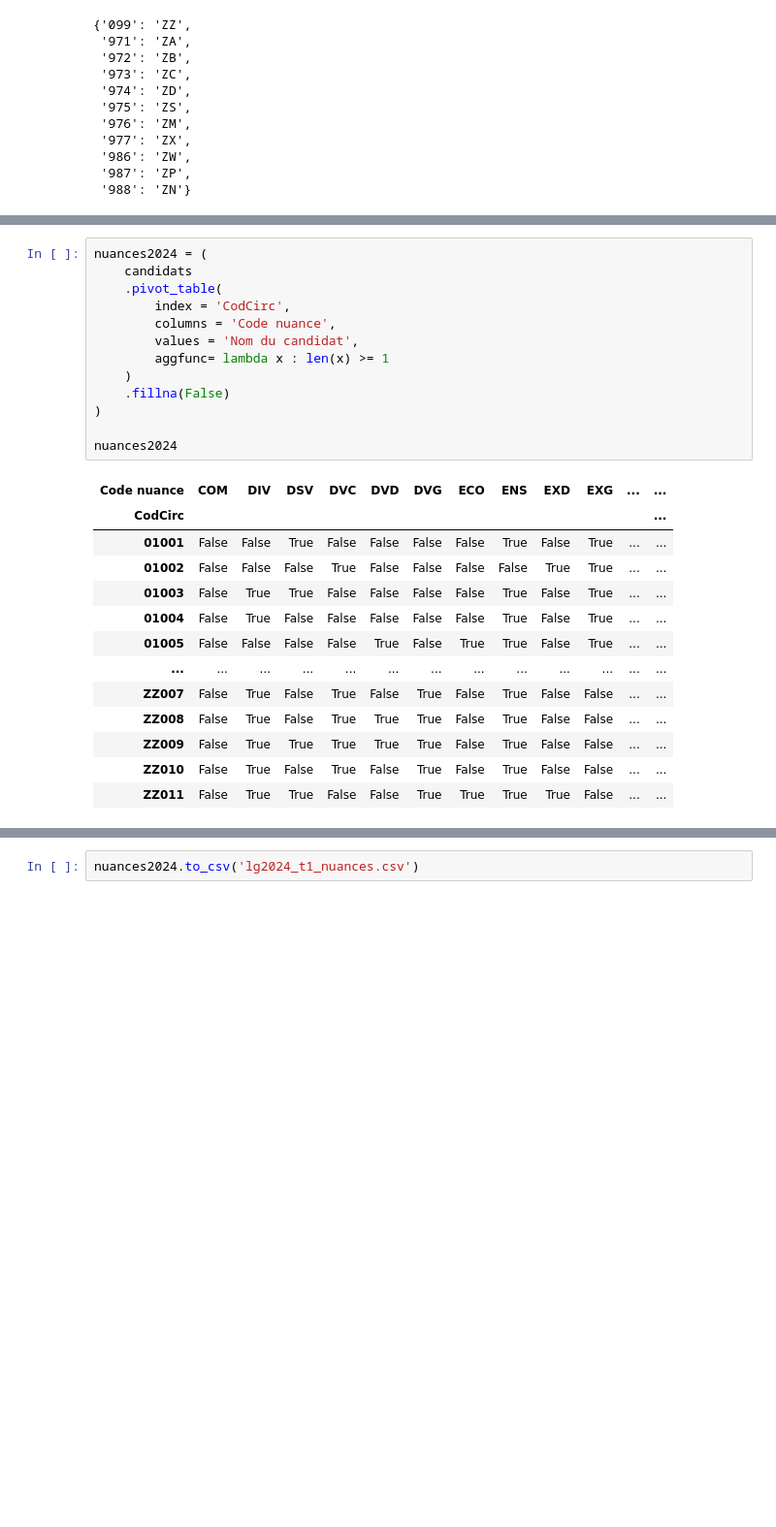
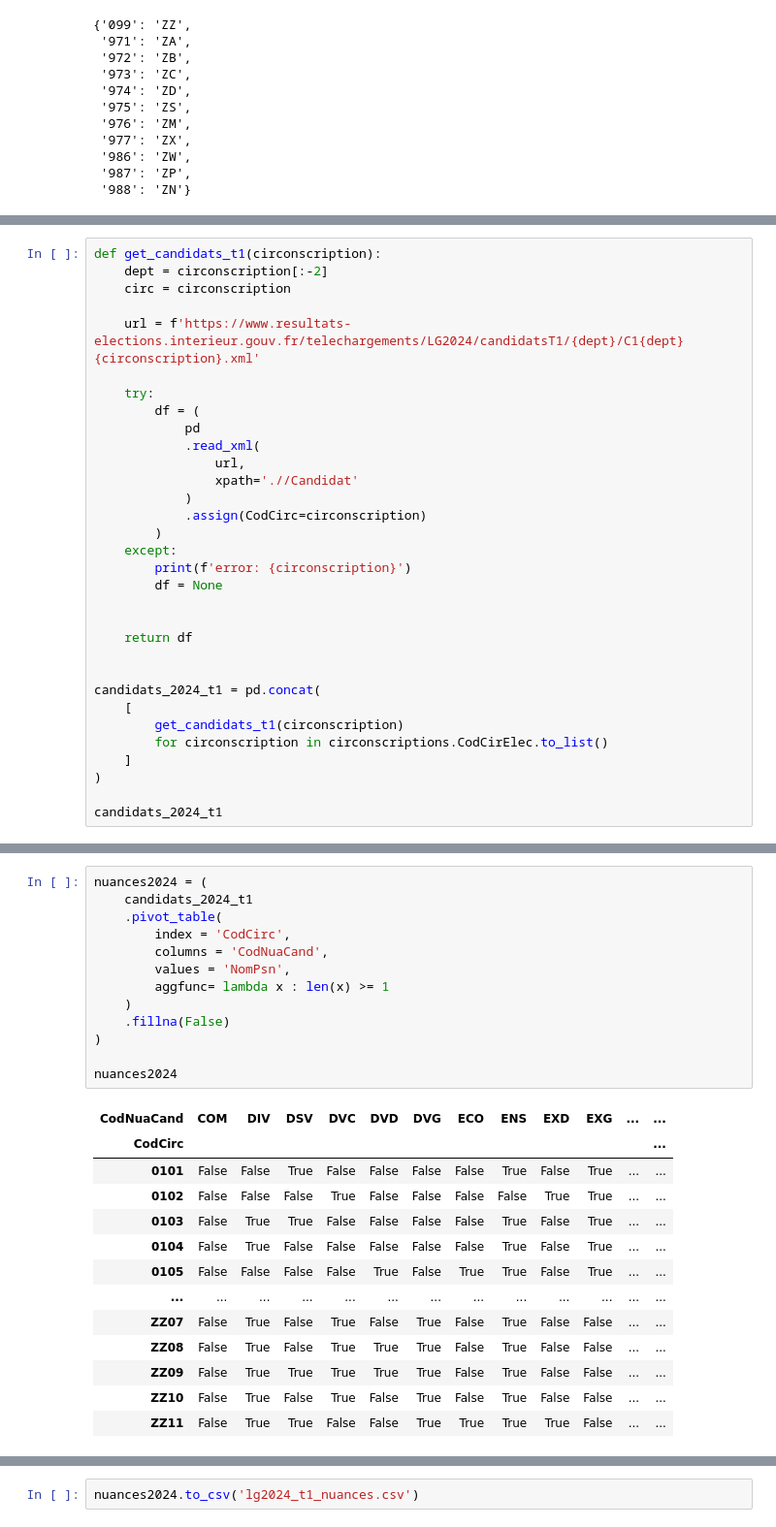
Before and after one commit to taniki/legislatives-2024, a Jupyter notebook: prep_lg2024.ipynb, the cells around one changed output, grey strips where cells are left out. Shown at 97% size. Saved outputs shown, nothing was run; the diff lists cells and outputs as text; blank space fills up the shorter version.

Commit message:
prépare les fichiers de lg2024 t1 à partir des flux xml plutôt que le csv sur data.gouv.fr

```diff
--- a/prep_lg2024.ipynb
+++ b/prep_lg2024.ipynb
@@ -57,0 +69,32 @@ candidats
+# %%
+def get_candidats_t1(circonscription):
+    dept = circonscription[:-2]
+    circ = circonscription
+
+    url = f'https://www.resultats-elections.interieur.gouv.fr/telechargements/LG2024/candidatsT1/{dept}/C1{dept}{circonscription}.xml'
+
+    try:
+        df = (
+            pd
+            .read_xml(
+                url,
+                xpath='.//Candidat'
+            )
+            .assign(CodCirc=circonscription)
+        )
+    except:
+        print(f'error: {circonscription}')
+        df = None
+
+
+    return df
+
+
+candidats_2024_t1 = pd.concat(
+    [
+        get_candidats_t1(circonscription)
+        for circonscription in circonscriptions.CodCirElec.to_list()
+    ]
+)
+
+candidats_2024_t1
@@ -60,30 +117,30 @@ candidats.to_csv('lg2024_t1_candidats.csv', index=False)
 # %%
 nuances2024 = (
-    candidats
+    candidats_2024_t1
     .pivot_table(
         index = 'CodCirc',
-        columns = 'Code nuance',
-        values = 'Nom du candidat',
+        columns = 'CodNuaCand',
+        values = 'NomPsn',
         aggfunc= lambda x : len(x) >= 1
     )
     .fillna(False)
 )
 
 nuances2024
 # %% [output]
-| Code nuance | COM | DIV | DSV | DVC | DVD | DVG | ECO | ENS | EXD | EXG | ... | ... |
+| CodNuaCand | COM | DIV | DSV | DVC | DVD | DVG | ECO | ENS | EXD | EXG | ... | ... |
 | CodCirc |  |  |  |  |  |  |  |  |  |  |  | ... |
-| 01001 | False | False | True | False | False | False | False | True | False | True | ... | ... |
-| 01002 | False | False | False | True | False | False | False | False | True | True | ... | ... |
-| 01003 | False | True | True | False | False | False | False | True | False | True | ... | ... |
-| 01004 | False | True | False | False | False | False | False | True | False | True | ... | ... |
-| 01005 | False | False | False | False | True | False | True | True | False | True | ... | ... |
+| 0101 | False | False | True | False | False | False | False | True | False | True | ... | ... |
+| 0102 | False | False | False | True | False | False | False | False | True | True | ... | ... |
+| 0103 | False | True | True | False | False | False | False | True | False | True | ... | ... |
+| 0104 | False | True | False | False | False | False | False | True | False | True | ... | ... |
+| 0105 | False | False | False | False | True | False | True | True | False | True | ... | ... |
 | ... | ... | ... | ... | ... | ... | ... | ... | ... | ... | ... | ... | ... |
-| ZZ007 | False | True | False | True | False | True | False | True | False | False | ... | ... |
-| ZZ008 | False | True | False | True | True | True | False | True | False | False | ... | ... |
-| ZZ009 | False | True | True | True | True | True | False | True | False | False | ... | ... |
-| ZZ010 | False | True | False | True | False | True | False | True | False | False | ... | ... |
-| ZZ011 | False | True | True | False | False | True | True | True | True | False | ... | ... |
+| ZZ07 | False | True | False | True | False | True | False | True | False | False | ... | ... |
+| ZZ08 | False | True | False | True | True | True | False | True | False | False | ... | ... |
+| ZZ09 | False | True | True | True | True | True | False | True | False | False | ... | ... |
+| ZZ10 | False | True | False | True | False | True | False | True | False | False | ... | ... |
+| ZZ11 | False | True | True | False | False | True | True | True | True | False | ... | ... |
 577 rows × 22 columns
 # %%
 nuances2024.to_csv('lg2024_t1_nuances.csv')
```
Also changed, not shown: parts of 7 cells of this notebook, 3 other files.
